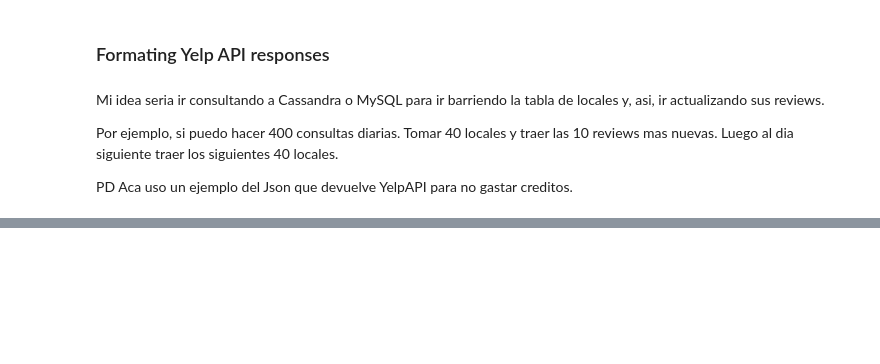
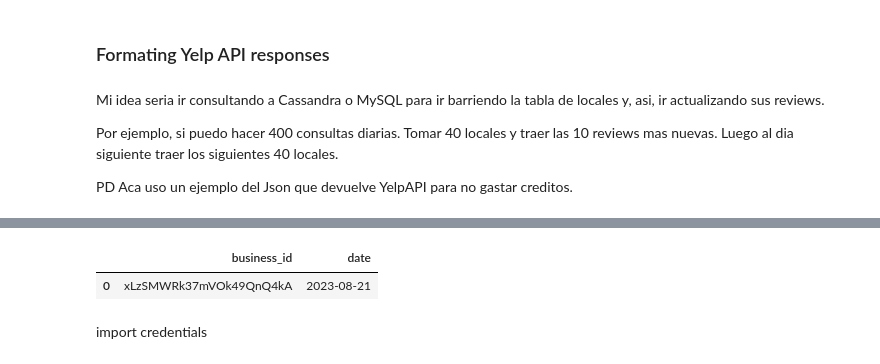
Before and after one commit to volpo/PG_YELP_GOOGLE_MAPS, a Jupyter notebook: Cassandra_SQL_DataPipeline/YelpApiDraft.ipynb, the cells around one changed output, grey strips where cells are left out. Saved outputs shown, nothing was run; the diff lists cells and outputs as text; code cells hidden in the pictures; blank space fills up the shorter version.

```diff
--- a/Cassandra_SQL_DataPipeline/YelpApiDraft.ipynb
+++ b/Cassandra_SQL_DataPipeline/YelpApiDraft.ipynb
@@ -370,0 +716,22 @@ df_yelp_api.head()
+# %%
+# Now create the Table of Historical trends
+
+from datetime import date
+
+current_date = date.today()
+
+dictionary = {  'business_id' : [],
+                'date': []
+            }
+
+for store in trendy_stores:
+    dictionary['business_id'].append(store['id'])
+    dictionary['date'].append(current_date)
+
+
+df_trend_history = pd.DataFrame(dictionary)
+
+df_trend_history
+# %% [output]
+|  | business_id | date |
+| 0 | xLzSMWRk37mVOk49QnQ4kA | 2023-08-21 |
@@ -370,0 +823,3 @@ df_yelp_api.head()
+# %% [markdown]
+
+import credentials
```
Also changed, not shown: parts of 26 cells of this notebook.
